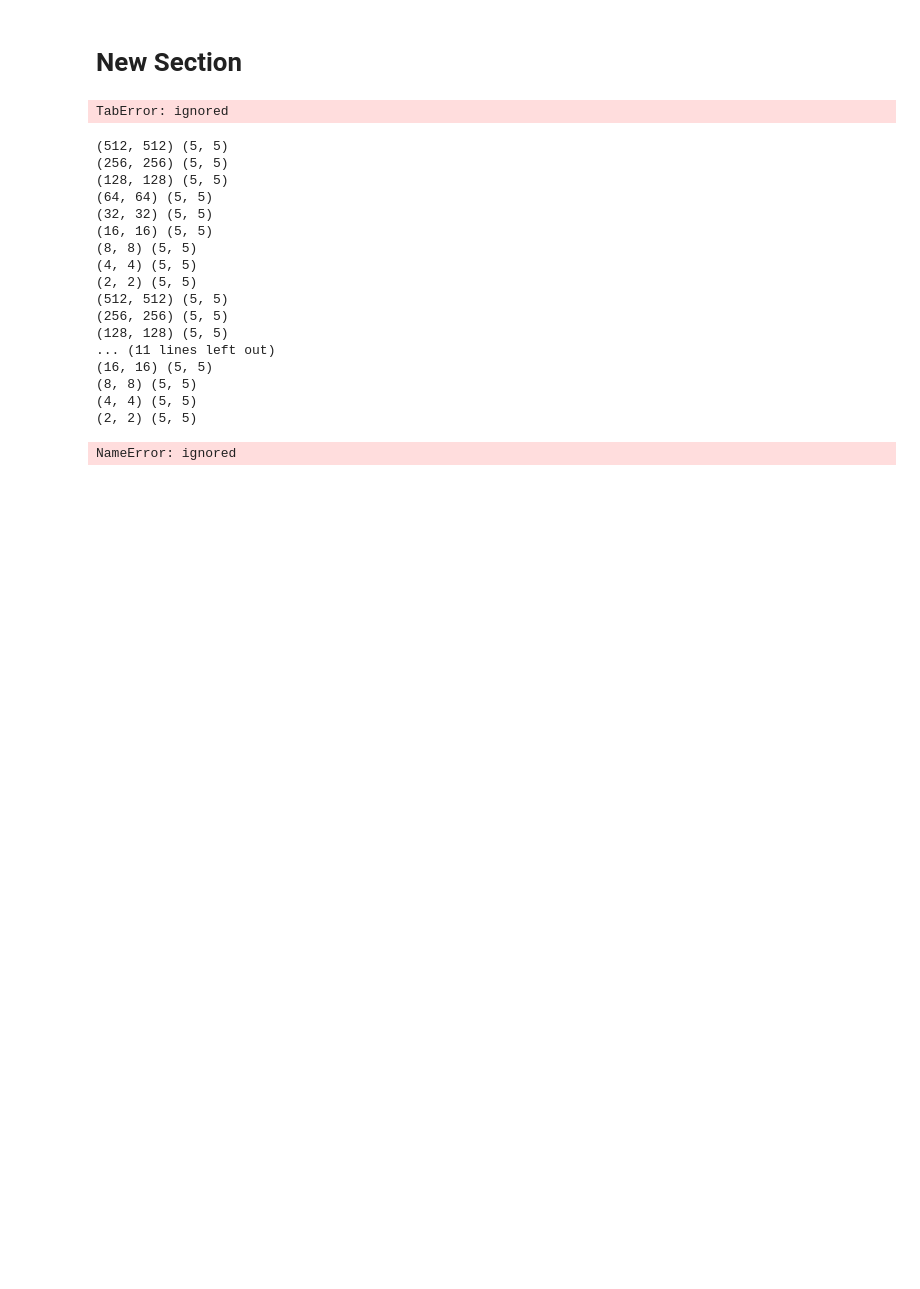
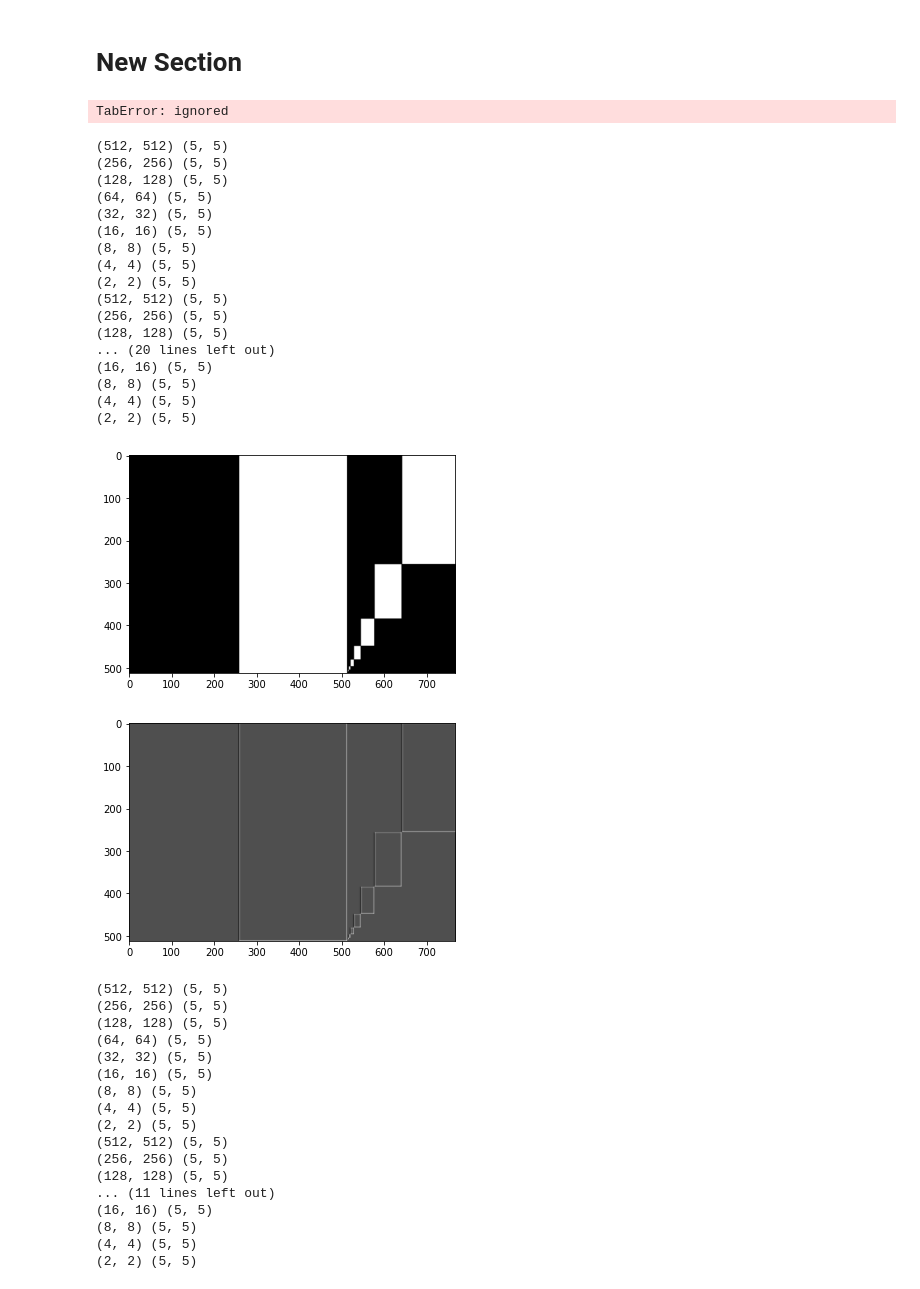
Before and after one commit to twyunting/CSC-676_Computer-Vision, a Jupyter notebook: Homeworks/hw3/homework3/code/pyramidBlending.ipynb, the cells around one changed output. Saved outputs shown, nothing was run; the diff lists cells and outputs as text; code cells hidden in the pictures; blank space fills up the shorter version.

```diff
--- a/Homeworks/hw3/homework3/code/pyramidBlending.ipynb
+++ b/Homeworks/hw3/homework3/code/pyramidBlending.ipynb
@@ -362,6 +362,8 @@ def pyramids(image):
 
   return G[:-1], L
 
+#interpolate(img)
+#decimate(img)
 
 
 # Define blending function to blend source image to destination image with mask.
@@ -385,9 +387,11 @@ def blending(src,dest,mask):
 # 	cv2.waitKey()
 # print(output[0].shape)
 
+[G,L] = pyramids(mask)
+
 # reconstruct the pyramid
 def reconstruct(pyramid):
-  rows, cols = pyramid[0].shape
+  rows, cols = mask.shape
   composite_image = np.zeros((rows, cols + cols // 2), dtype = np.double)
   composite_image[:rows, :cols] = G[0]
 
@@ -401,7 +405,7 @@ def reconstruct(pyramid):
   ax.imshow(composite_image,cmap='gray')
   plt.show()
 
-  rows, cols = pyramid[0].shape
+  rows, cols = mask.shape
   composite_image = np.zeros((rows, cols + cols // 2), dtype = np.double)
   composite_image[:rows, :cols] = L[0]
 
@@ -421,32 +425,50 @@ def reconstruct(pyramid):
 # cv2.imshow("output",output)
 # cv2.waitKey()
 # print(apple.shape)
 # apple_r,apple_g,apple_b = cv2.split(apple)
 apple_b,apple_g,apple_r = cv2.split(apple)
 # orange_r,orange_g,orange_b = cv2.split(orange)
 orange_b,orange_g,orange_r = cv2.split(orange)
 res_r = reconstruct(blending(apple_r,orange_r,mask))
 res_g = reconstruct(blending(apple_g,orange_g,mask))
 res_b = reconstruct(blending(apple_b,orange_b,mask))
 # res = cv2.merge((res_r,res_g,res_b))
 composite_image = cv2.merge((res_b,res_g,res_r))
 imageio.imsave("output.png",res)
 # %% [output]
 (512, 512) (5, 5)
 (256, 256) (5, 5)
 (128, 128) (5, 5)
 (64, 64) (5, 5)
 (32, 32) (5, 5)
 (16, 16) (5, 5)
 (8, 8) (5, 5)
 (4, 4) (5, 5)
 (2, 2) (5, 5)
 (512, 512) (5, 5)
 (256, 256) (5, 5)
 (128, 128) (5, 5)
-... (11 lines left out)
+... (20 lines left out)
 (16, 16) (5, 5)
 (8, 8) (5, 5)
 (4, 4) (5, 5)
 (2, 2) (5, 5)
+[figure, added]
+[figure, added]
-NameError: ignored
+(512, 512) (5, 5)
+(256, 256) (5, 5)
+(128, 128) (5, 5)
+(64, 64) (5, 5)
+(32, 32) (5, 5)
+(16, 16) (5, 5)
+(8, 8) (5, 5)
+(4, 4) (5, 5)
+(2, 2) (5, 5)
+(512, 512) (5, 5)
+(256, 256) (5, 5)
+(128, 128) (5, 5)
+... (11 lines left out)
+(16, 16) (5, 5)
+(8, 8) (5, 5)
+(4, 4) (5, 5)
+(2, 2) (5, 5)
```
Also changed, not shown: parts of 1 cell of this notebook.
